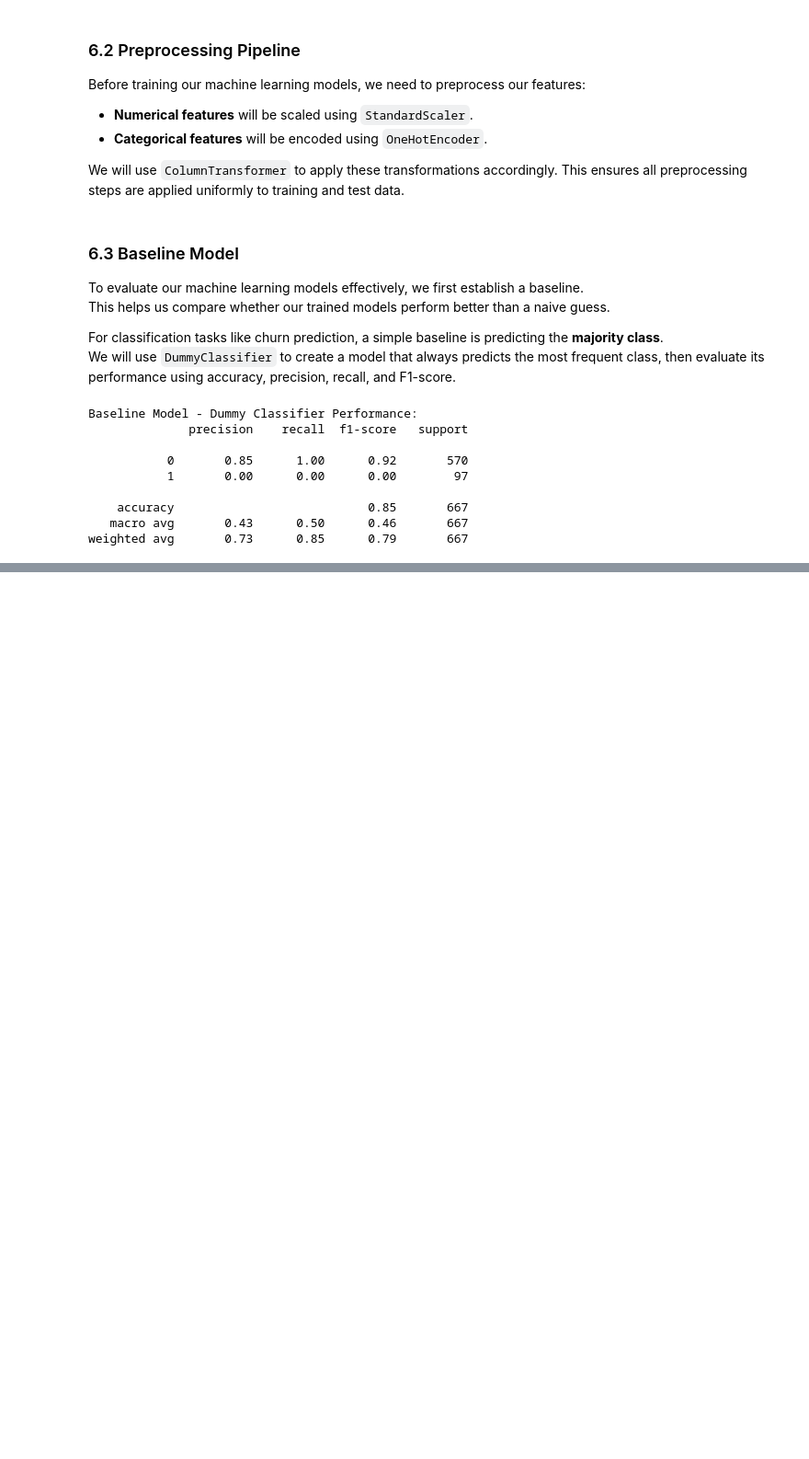
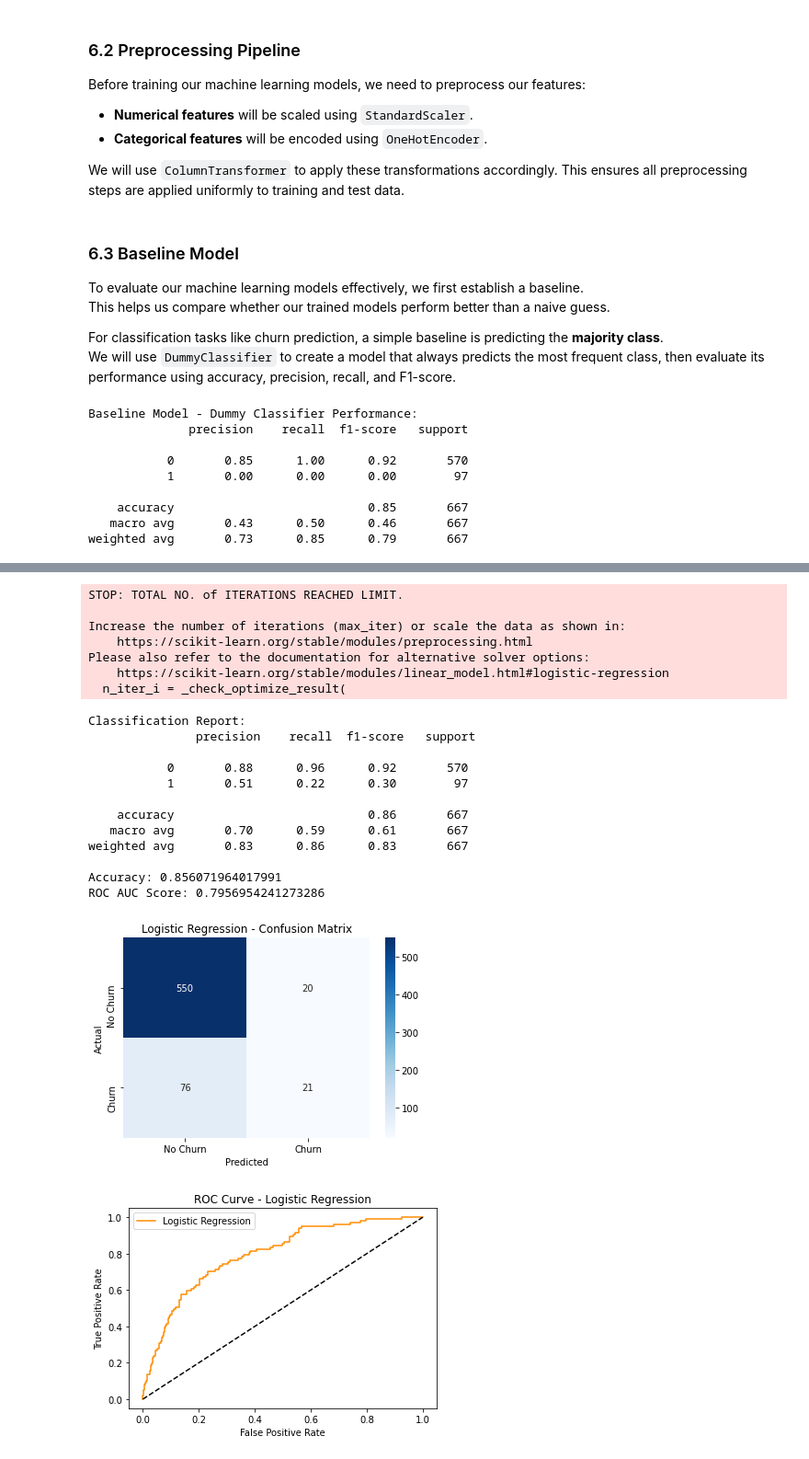
Before and after one commit to HellenDianaNjeri/SyriaTel-Customer-Churn, a Jupyter notebook: notebooks/SyriaTel Customer Churn.ipynb, the cells around one changed output, grey strips where cells are left out. Shown: that part at 92% size. Drawn from its saved outputs; the diff is of its cells as text; code cells hidden in the pictures; blank space fills up the shorter version.

Commit message:
Complete training and evaluation of Logistic Regression model with ROC and confusion matrix

```diff
--- a/notebooks/SyriaTel Customer Churn.ipynb
+++ b/notebooks/SyriaTel Customer Churn.ipynb
@@ -625,9 +625,10 @@ from sklearn.model_selection import train_test_split
 X = clean_df.drop(columns='churn')
 y = clean_df['churn']
 
+X_encoded = pd.get_dummies(X, drop_first=True)
 # Perform stratified split
 X_train, X_test, y_train, y_test = train_test_split(
-    X, y, test_size=0.2, random_state=42, stratify=y)
+    X_encoded, y, test_size=0.2, random_state=42, stratify=y)
 
 # Check distribution in each set
 print("Training set churn rate:\n", y_train.value_counts(normalize=True))
@@ -703,0 +723,61 @@ weighted avg       0.73      0.85      0.79       667
+# %%
+from sklearn.linear_model import LogisticRegression
+from sklearn.metrics import classification_report, confusion_matrix, accuracy_score, roc_auc_score, roc_curve
+import seaborn as sns
+import matplotlib.pyplot as plt
+
+# Initialize and train the model
+logreg_model = LogisticRegression(max_iter=1000, random_state=42)
+logreg_model.fit(X_train, y_train)
+
+# Predict on test set
+y_pred = logreg_model.predict(X_test)
+y_proba = logreg_model.predict_proba(X_test)[:, 1]
+
+# Evaluation metrics
+print("Classification Report:\n", classification_report(y_test, y_pred))
+print("Accuracy:", accuracy_score(y_test, y_pred))
+print("ROC AUC Score:", roc_auc_score(y_test, y_proba))
+
+# Confusion Matrix
+cm = confusion_matrix(y_test, y_pred)
+plt.figure(figsize=(6,4))
+sns.heatmap(cm, annot=True, fmt='d', cmap='Blues',
+            xticklabels=['No Churn', 'Churn'],
+            yticklabels=['No Churn', 'Churn'])
+plt.xlabel('Predicted')
+plt.ylabel('Actual')
+plt.title('Logistic Regression - Confusion Matrix')
+plt.show()
+
+# ROC Curve
+fpr, tpr, thresholds = roc_curve(y_test, y_proba)
+plt.plot(fpr, tpr, label='Logistic Regression', color='darkorange')
+plt.plot([0, 1], [0, 1], 'k--')
+plt.title('ROC Curve - Logistic Regression')
+plt.xlabel('False Positive Rate')
+plt.ylabel('True Positive Rate')
+plt.legend()
+plt.show()
+# %% [output]
+STOP: TOTAL NO. of ITERATIONS REACHED LIMIT.
+
+Increase the number of iterations (max_iter) or scale the data as shown in:
+    https://scikit-learn.org/stable/modules/preprocessing.html
+Please also refer to the documentation for alternative solver options:
+    https://scikit-learn.org/stable/modules/linear_model.html#logistic-regression
+  n_iter_i = _check_optimize_result(
+Classification Report:
+               precision    recall  f1-score   support
+
+           0       0.88      0.96      0.92       570
+           1       0.51      0.22      0.30        97
+
+    accuracy                           0.86       667
+   macro avg       0.70      0.59      0.61       667
+weighted avg       0.83      0.86      0.83       667
+
+Accuracy: 0.856071964017991
+ROC AUC Score: 0.7956954241273286
+[figure, added]
+[figure, added]
```
Also changed, not shown: parts of 3 cells of this notebook.
